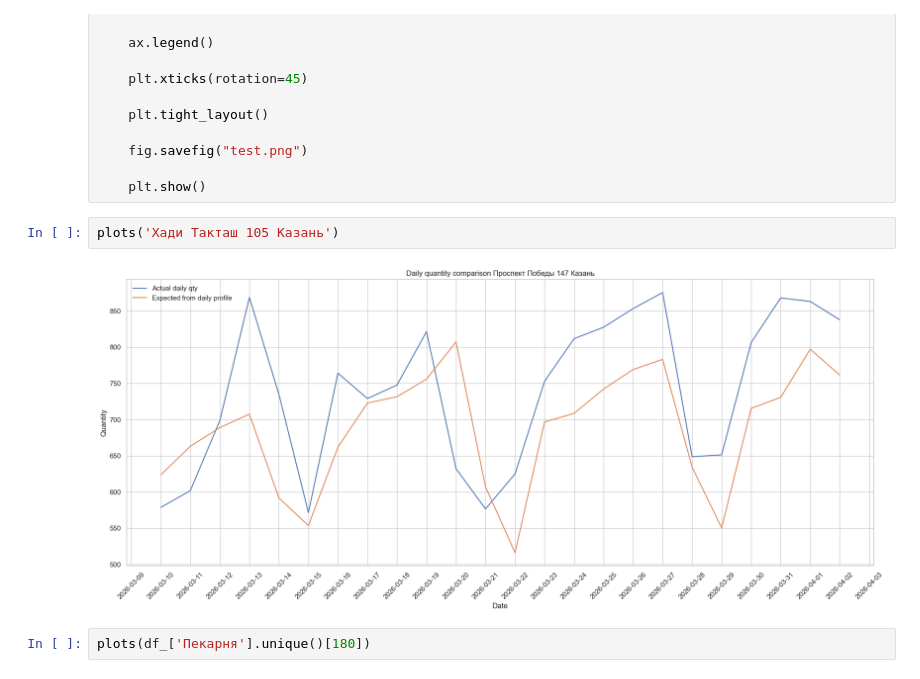
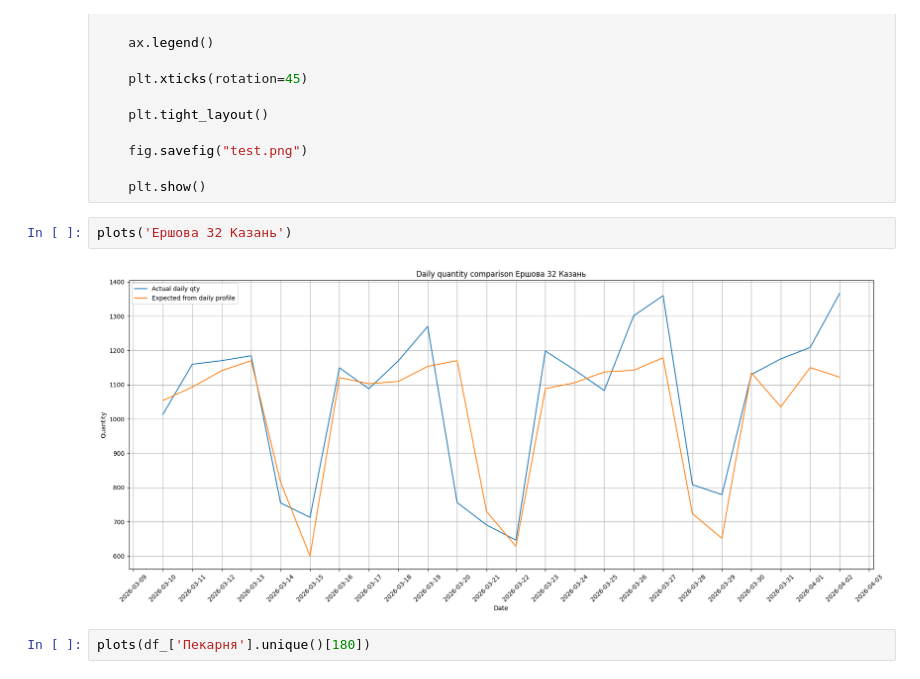
Before and after one commit to Almazziastinov/demand-forecasting-model, a Jupyter notebook: notebooks/bakery_sales_analyses.ipynb, the cells around one changed output. Drawn from its saved outputs; the diff is of its cells as text.

```diff
--- a/notebooks/bakery_sales_analyses.ipynb
+++ b/notebooks/bakery_sales_analyses.ipynb
@@ -71,9 +71,9 @@ def plots(target):
 
     plt.show()
 # %%
-plots('Хади Такташ 105 Казань')
+plots('Ершова 32 Казань')
 # %% [output]
-[figure, old version]
+[figure, new version]
 # %%
 plots(df_['Пекарня'].unique()[180])
 # %% [output]
```
Also changed, not shown: parts of 5 cells of this notebook, 36 other files.
